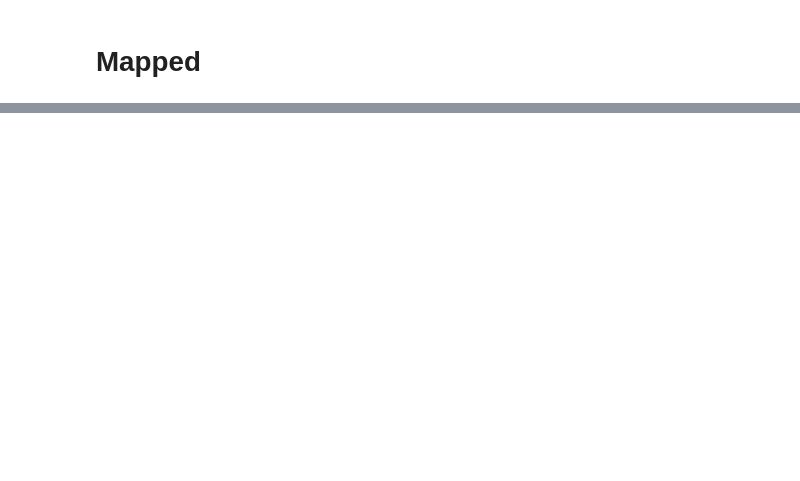
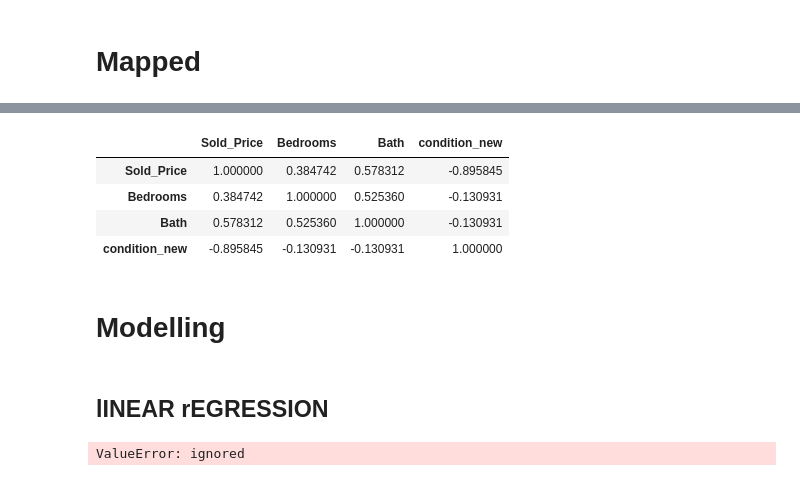
Before and after one commit to JF11579/Plotly_RE, a Jupyter notebook: Condos_Single_Devleopment.ipynb, the cells around one changed output, grey strips where cells are left out. Saved outputs shown, nothing was run; the diff lists cells and outputs as text; code cells hidden in the pictures; blank space fills up the shorter version.

```diff
--- a/Condos_Single_Devleopment.ipynb
+++ b/Condos_Single_Devleopment.ipynb
@@ -338,0 +539,2 @@ fig.show()
+# %%
+condo = data
@@ -338,0 +565,27 @@ fig.show()
+# %%
+# import pandas as pd
+
+# # Assuming you have a DataFrame named 'condo'
+# data = condo.copy()  # Create a copy to avoid modifying the original DataFrame
+
+# # Select columns of interest
+# columns_of_interest = ["Sold_Price", "Area", "Bedrooms", "Bathrooms"]
+
+# # Create a new DataFrame containing only the selected columns
+# selected_data = data[columns_of_interest]
+
+# # Calculate the correlation matrix
+# correlation_matrix = selected_data.corr()
+
+# # Print the correlation matrix
+# print(correlation_matrix)
+
+correaltion_data = condo
+
+columns_of_intererst = ["Sold_Price", "Bedrooms", "Bath" ,
+                        "Which_Floor", "condition_new"]
+
+# Create a new DataFrame containing only the selected columns
+selected_data = correaltion_data[columns_of_intererst]
+
+correlation_matrix = correaltion_data[columns_of_intererst].corr()
@@ -338,0 +594,13 @@ fig.show()
+# %%
+
+correlation_matrix
+# %% [output]
+|  | Sold_Price | Bedrooms | Bath | condition_new |
+| Sold_Price | 1.000000 | 0.384742 | 0.578312 | -0.895845 |
+| Bedrooms | 0.384742 | 1.000000 | 0.525360 | -0.130931 |
+| Bath | 0.578312 | 0.525360 | 1.000000 | -0.130931 |
+| condition_new | -0.895845 | -0.130931 | -0.130931 | 1.000000 |
+# %% [markdown]
+# Modelling
+# %% [markdown]
+## lINEAR rEGRESSION
@@ -338,0 +621,5 @@ fig.show()
+# %%
+# Train the model
+model.fit(features, labels)
+# %% [output]
+ValueError: ignored
```
Also changed, not shown: parts of 35 cells of this notebook.
